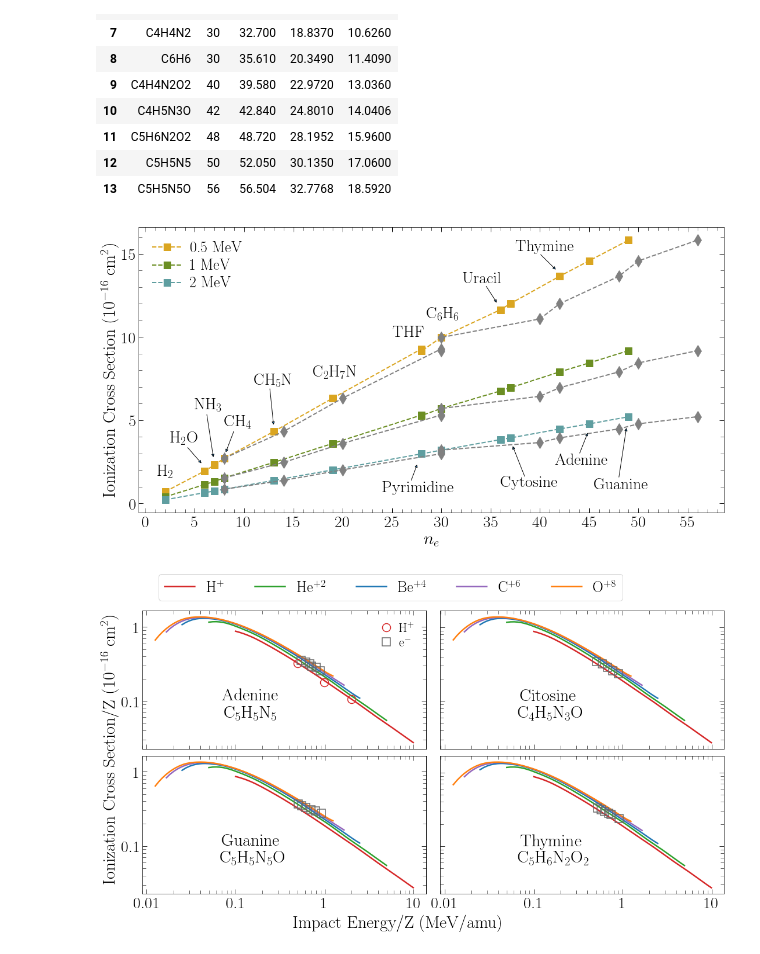
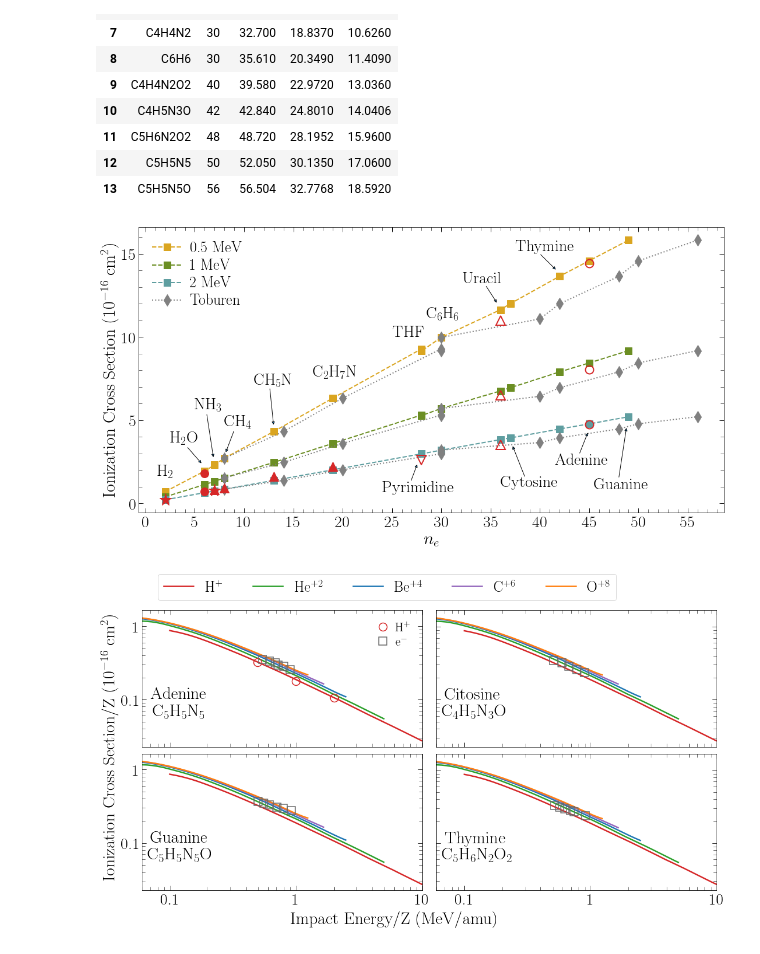
Before and after one commit to xiaogaogaoxiao/ionmol_stoi, a Jupyter notebook: figuras/graphs/molscaling.ipynb, the cells around one changed output. Cells and saved outputs as stored; diff of their text form; code cells hidden in the pictures.

```diff
--- a/figuras/graphs/molscaling.ipynb
+++ b/figuras/graphs/molscaling.ipynb
@@ -1422,18 +1423,18 @@ plt.rc('font', family='serif')
 
 ax1 = plt.subplot(111)
 plt.plot(cross_ne['Ne'],cross_ne['0.5MeV']*convcm2,color='goldenrod',marker='s',markersize=12,markeredgewidth=1.,linestyle='--',linewidth=2,label='0.5 MeV')
-plt.plot(cross_neT['Ne'][3:],cross_neT['0.5MeV'][3:]*convcm2,color='gray',marker='d',markersize=14,markeredgewidth=1.,linestyle='--',linewidth=2,label='_nolegend_')
+plt.plot(cross_neT['Ne'][3:],cross_neT['0.5MeV'][3:]*convcm2,color='gray',marker='d',markersize=14,markeredgewidth=1.,linestyle='dotted',linewidth=2,label='_nolegend_')
 plt.plot(cross_ne['Ne'],cross_ne['1MeV']*convcm2,color='olivedrab',marker='s',markersize=12,markeredgewidth=1.,linestyle='--',linewidth=2,label='1 MeV')
-plt.plot(cross_neT['Ne'][3:],cross_neT['1MeV'][3:]*convcm2,color='gray',marker='d',markersize=14,markeredgewidth=1.,linestyle='--',linewidth=2,label='_nolegend_')
+plt.plot(cross_neT['Ne'][3:],cross_neT['1MeV'][3:]*convcm2,color='gray',marker='d',markersize=14,markeredgewidth=1.,linestyle='dotted',linewidth=2,label='_nolegend_')
 plt.plot(cross_ne['Ne'],cross_ne['2MeV']*convcm2,color='cadetblue',marker='s',markersize=12,markeredgewidth=1.,linestyle='--',linewidth=2,label='2 MeV')
-plt.plot(cross_neT['Ne'][3:],cross_neT['2MeV'][3:]*convcm2,color='gray',marker='d',markersize=14,markeredgewidth=1.,linestyle='--',linewidth=2,label='_nolegend_')
+plt.plot(cross_neT['Ne'][3:],cross_neT['2MeV'][3:]*convcm2,color='gray',marker='d',markersize=14,markeredgewidth=1.,linestyle='dotted',linewidth=2,label='Toburen')
 
-# plt.plot(expH_ne['Ne'][0:2],expH_ne['a.u.'][0:2]*convcm2,marker='*',markersize=22,color='tab:red',linestyle='none',label='_nolegend_')
-# plt.plot(expH_ne['Ne'][2:4],expH_ne['a.u.'][2:4]*convcm2,marker='o',markersize=14,color='tab:red',linestyle='none',label='_nolegend_')
-# plt.plot(expH_ne['Ne'][4:8],expH_ne['a.u.'][4:8]*convcm2,marker='^',markersize=16,color='tab:red',linestyle='none',label='_nolegend_')
-# plt.plot(expH_ne['Ne'][8],expH_ne['a.u.'][8]*convcm2,marker='v',markersize=16,markeredgewidth=2,color='tab:red',markerfacecolor='none',linestyle='none',label='_nolegend_')
-# plt.plot(expH_ne['Ne'][9:12],expH_ne['a.u.'][9:12]*convcm2,marker='^',markersize=16,markeredgewidth=2,color='tab:red',markerfacecolor='none',linestyle='none',label='_nolegend_')
-# plt.plot(expH_ne['Ne'][12:],expH_ne['a.u.'][12:]*convcm2,marker='o',markersize=14,markeredgewidth=2,color='tab:red',markerfacecolor='none',linestyle='none',label='_nolegend_')
+plt.plot(expH_ne['Ne'][0:2],expH_ne['a.u.'][0:2]*convcm2,marker='*',markersize=22,color='tab:red',linestyle='none',label='_nolegend_')
+plt.plot(expH_ne['Ne'][2:4],expH_ne['a.u.'][2:4]*convcm2,marker='o',markersize=14,color='tab:red',linestyle='none',label='_nolegend_')
+plt.plot(expH_ne['Ne'][4:8],expH_ne['a.u.'][4:8]*convcm2,marker='^',markersize=16,color='tab:red',linestyle='none',label='_nolegend_')
+plt.plot(expH_ne['Ne'][8],expH_ne['a.u.'][8]*convcm2,marker='v',markersize=16,markeredgewidth=2,color='tab:red',markerfacecolor='none',linestyle='none',label='_nolegend_')
+plt.plot(expH_ne['Ne'][9:12],expH_ne['a.u.'][9:12]*convcm2,marker='^',markersize=16,markeredgewidth=2,color='tab:red',markerfacecolor='none',linestyle='none',label='_nolegend_')
+plt.plot(expH_ne['Ne'][12:],expH_ne['a.u.'][12:]*convcm2,marker='o',markersize=14,markeredgewidth=2,color='tab:red',markerfacecolor='none',linestyle='none',label='_nolegend_')
 
 plt.xlabel("$n_e$", fontsize=ilabelsize,labelpad=5)
 plt.ylabel("Ionization Cross Section ($10^{-16}$ cm$^2$)", fontsize=ilabelsize,labelpad=5)
@@ -1475,7 +1476,12 @@ ax1.annotate("", xy=(48.8, 460/100), xytext=(48, 150/100),arrowprops=dict(arrows
 plt.savefig("testscale_ne.eps",bbox_inches='tight')
 plt.show()
 # %% [output]
-[figure, old version]
+[figure, new version]
+# %%
+itickssize=28
+imolsize=30
+ilabelsize=30
+ilegsize=26
 # %%
 iwidth=2.5
 xmin=0.06
@@ -1497,10 +1503,10 @@ plt.text(xtext, ytext, 'Adenine',fontsize=imolsize)
 plt.text(xtext*1.05, ytext*0.55, r'C$_5$H$_5$N$_5$',fontsize=imolsize)
 # plt.text(icharge, PS1int['SLADENINA'][ie100]*convcm2*1.2, r'$+1$',color=co_p,fontsize=22)
 # plt.text(icharge, APS1int['SLADENINA'][0]*convcm2*0.8, r'$-1$',color=co_p,fontsize=22)
-# plt.text(icharge, HeS1int['SLADENINA'][ie100]*convcm2*0.75/2**2, r'$+2$',color=co_he,fontsize=22)
-# plt.text(icharge, BeS1int['SLADENINA'][ie100]*convcm2*0.85/4**2, r'$+4$',color=co_be,fontsize=22)
-# plt.text(icharge, CS1int['SLADENINA'][ie100]*convcm2*0.8/6**2, r'$+6$',color=co_c,fontsize=22)
-# plt.text(icharge, OS1int['SLADENINA'][ie100]*convcm2*0.8/8**2, r'$+8$',color=co_o,fontsize=22)
+# plt.text(icharge, HeS1int['SLADENINA'][ie100]*convcm2*0.75/2, r'$+2$',color=co_he,fontsize=22)
+# plt.text(icharge, BeS1int['SLADENINA'][ie100]*convcm2*0.85/4, r'$+4$',color=co_be,fontsize=22)
+# plt.text(icharge, CS1int['SLADENINA'][ie100]*convcm2*0.8/6, r'$+6$',color=co_c,fontsize=22)
+# plt.text(icharge, OS1int['SLADENINA'][ie100]*convcm2*0.8/8, r'$+8$',color=co_o,fontsize=22)
 
 plt.plot(convMeV(PS1int['ENERGY'][ie100:]),PS1int['SLADENINA'][ie100:]*convcm2,co_p,linewidth=iwidth,label=r'H$^{+}$')
 # plt.plot(convMeV(APS1int['ENERGY'][ie100:]),APS1int['SLADENINA'][ie100:]*convcm2*0.75,co_ap,linestyle='--',linewidth=iwidth,label=r'$\bar{p}$')
@@ -1517,7 +1523,7 @@ ax1.legend([Ap,Ae],['H$^{+}$','e$^{-}$'],loc='best',fontsize=22,handletextpad=0.
 plt.ylabel("Ionization Cross Section/Z ($10^{-16}$ cm$^2$)", fontsize=ilabelsize,labelpad=5,position=(1,0.))
 ax1.tick_params(direction='in',which='major',labelsize=itickssize,length=8,bottom=True, top=True, left=True, right=True);
 ax1.tick_params(direction='in',which='minor',length=6,bottom=True, top=True, left=True, right=True);
-# plt.xlim(xmin,xmax)
+plt.xlim(xmin,xmax)
 # plt.ylim(ymin,ymax)
 plt.yscale('log')
 plt.xscale('log')
@@ -1546,7 +1552,7 @@ plt.plot(C_e['Ep'][iCe:]/1000,C_e['CS'][iCe:]/37,color='dimgray',marker='s',mark
 
 ax2.tick_params(direction='in',which='major',labelsize=itickssize,length=8,bottom=True, top=True, left=True, right=True);
 ax2.tick_params(direction='in',which='minor',length=6,bottom=True, top=True, left=True, right=True);
-# plt.xlim(xmin,xmax)
+plt.xlim(xmin,xmax)
 # plt.ylim(ymin,ymax)
 plt.yscale('log')
 plt.xscale('log')
@@ -1573,7 +1579,7 @@ plt.plot(G_e['Ep'][0:iGe]/1000,G_e['CS'][0:iGe]/49,color='dimgray',marker='s',ma
 
 ax3.tick_params(direction='in',which='major',labelsize=itickssize,length=8,bottom=True, top=True, left=True, right=True);
 ax3.tick_params(direction='in',which='minor',length=6,bottom=True, top=True, left=True, right=True);
-# plt.xlim(xmin,xmax)
+plt.xlim(xmin,xmax)
 # plt.ylim(ymin,ymax)
 plt.yscale('log')
 plt.xscale('log')
@@ -1587,36 +1593,36 @@ plt.text(xtext*0.95, ytext*0.55, r'C$_5$H$_6$N$_2$O$_2$',fontsize=imolsize)
 # plt.text(icharge, PS1int['SLTIMINA'][ie100]*convcm2*1.2, r'$+1$',color=co_p,fontsize=22)
 # plt.text(icharge, APS1int['SLTIMINA'][0]*convcm2*0.85, r'$-1$',color=co_p,fontsize=22)
 # plt.text(icharge, HeS1int['SLTIMINA'][ie100]*convcm2*0.75/2**2, r'$+2$',color=co_he,fontsize=22)
 # plt.text(icharge, BeS1int['SLTIMINA'][ie100]*convcm2*0.85/4**2, r'$+4$',color=co_be,fontsize=22)
 # plt.text(icharge, CS1int['SLTIMINA'][ie100]*convcm2*0.8/6**2, r'$+6$',color=co_c,fontsize=22)
 # plt.text(icharge, OS1int['SLTIMINA'][ie100]*convcm2*0.8/8**2, r'$+8$',color=co_o,fontsize=22)
 
 plt.plot(convMeV(PS1int['ENERGY'][ie100:]),PS1int['SLTIMINA'][ie100:]*convcm2,co_p,linewidth=iwidth, label='_nolegend_')
 # plt.plot(convMeV(APS1int['ENERGY'][ie100:]),APS1int['SLTIMINA'][ie100:]*convcm2*0.69,co_ap,linestyle='--',linewidth=iwidth,label=r'$\bar{p}$')
 plt.plot(convMeV(HeS1int['ENERGY'][ie100:])/2,HeS1int['SLTIMINA'][ie100:]*convcm2/2,co_he,linewidth=iwidth, label='_nolegend_')
 plt.plot(convMeV(BeS1int['ENERGY'][ie100:])/4,BeS1int['SLTIMINA'][ie100:]*convcm2/4,co_be,linewidth=iwidth, label='_nolegend_')
 plt.plot(convMeV(CS1int['ENERGY'][ie100:])/6,CS1int['SLTIMINA'][ie100:]*convcm2/6,co_c,linewidth=iwidth, label='_nolegend_')
 plt.plot(convMeV(OS1int['ENERGY'][ie100:])/8,OS1int['SLTIMINA'][ie100:]*convcm2/8,co_o,linewidth=iwidth, label='_nolegend_')
 # experimentos #
 plt.plot(T_e['Ep'][0:iTe]/1000,T_e['CS'][0:iTe]/42,color='dimgray',marker='s',markersize=14,markeredgewidth=1.5,markerfacecolor='none',markevery=4,linestyle=' ',label='e')
 
 plt.xlabel("Impact Energy/Z (MeV/amu)", fontsize=ilabelsize,labelpad=5,position=(-0.15,0))
 ax4.tick_params(direction='in',which='major',labelsize=itickssize,length=8,bottom=True, top=True, left=True, right=True);
 ax4.tick_params(direction='in',which='minor',length=6,bottom=True, top=True, left=True, right=True);
-# plt.xlim(xmin,xmax)
+plt.xlim(xmin,xmax)
 # plt.ylim(ymin,ymax)
 plt.yscale('log')
 plt.xscale('log')
 ax4.xaxis.set_major_formatter(mticker.StrMethodFormatter('{x:,g}'))
 
 for ax in fig.get_axes():
     ax.label_outer()
 fig.subplots_adjust(hspace=0.05, wspace=0.05)
 
-plt.savefig('test_adn1.eps',bbox_inches='tight')
+plt.savefig('../Zscaling_adn1.eps',bbox_inches='tight')
 plt.show()
 # %% [output]
-[figure, old version]
+[figure, new version]
 # %%
 iwidth=2.5
 xmin=0.06
```
Also changed, not shown: parts of 4 cells of this notebook, 25 other files.
